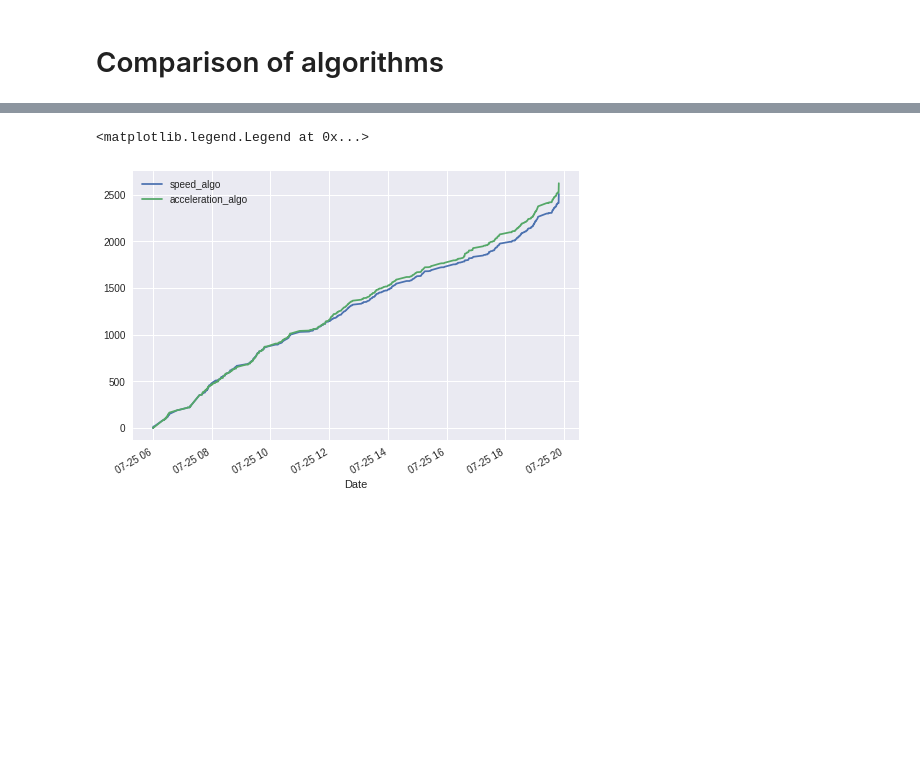
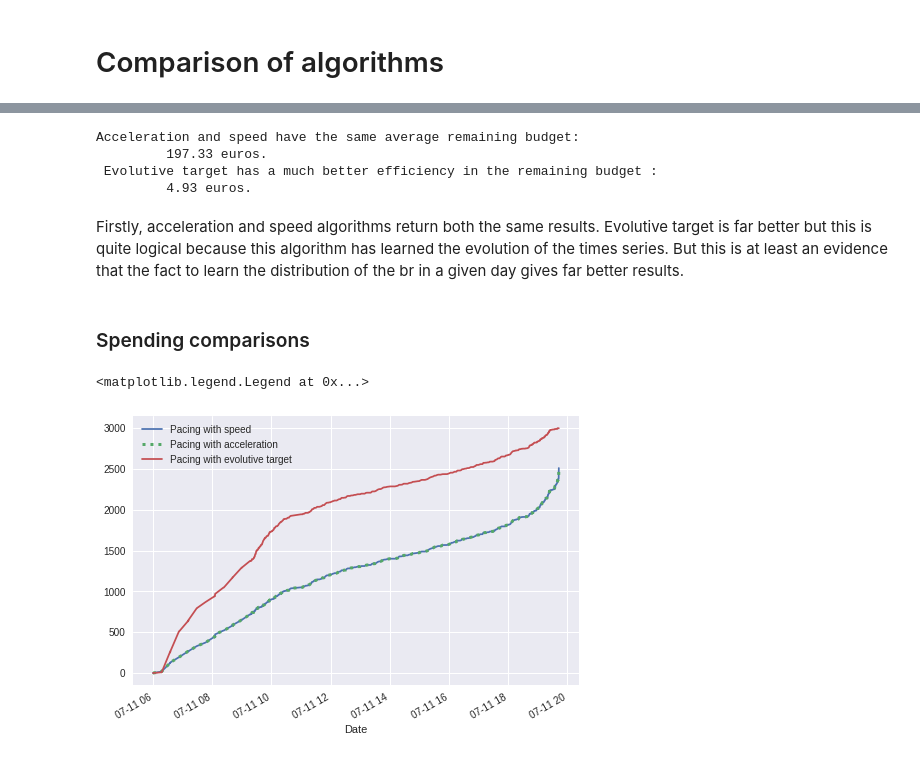
Before and after one commit to ThomasM-mecen/Displayce_internship, a Jupyter notebook: Pacing/comparison.ipynb, the cells around one changed output, grey strips where cells are left out. Drawn from its saved outputs; the diff is of its cells as text; code cells hidden in the pictures; blank space fills up the shorter version.

Commit message:
Add some comparison elements

```diff
--- a/Pacing/comparison.ipynb
+++ b/Pacing/comparison.ipynb
@@ -32,0 +11,4 @@ df_at.head()
+# %%
+df_vt = pd.read_csv('pacing(vt)_10-07-2020_08-08-2020.csv', index_col="Date", parse_dates=True)
+df_at = pd.read_csv('pacing(at)_10-07-2020_08-08-2020.csv', index_col="Date", parse_dates=True)
+df_ev = pd.read_csv('pacing(at_and_evolutive)_10-07-2020_08-08-2020.csv', index_col="Date", parse_dates=True)
@@ -39,10 +45,24 @@ The remaining budget with speed is 3546 euros and is 3254 euros for acceleration
+# %%
+print(f"Acceleration and speed have the same average remaining budget: \n \t {round(result.rb_vt.mean(),2)} euros. \n Evolutive target has a much better efficiency in the remaining budget :\n \t {round(result.rb_ev.mean(),2)} euros.")
+# %% [output]
+Acceleration and speed have the same average remaining budget:
+         197.33 euros.
+ Evolutive target has a much better efficiency in the remaining budget :
+         4.93 euros.
+# %% [markdown]
+Firstly, acceleration and speed algorithms return both the same results.
+Evolutive target is far better but this is quite logical because this algorithm has learned the evolution of the times series. But this is at least an evidence that the fact to learn the distribution of the br in a given day gives far better results.
+# %% [markdown]
+### Spending comparisons
 # %%
-day_vt = df_vt['2020-07-25 06:00:00':'2020-07-25 20:00:00']
-day_at = df_at['2020-07-25 06:00:00':'2020-07-25 20:00:00']
+day_vt = df_vt['2020-07-11 06:00:00':'2020-07-11 20:00:00']
+day_at = df_at['2020-07-11 06:00:00':'2020-07-11 20:00:00']
+day_ev = df_ev['2020-07-11 06:00:00':'2020-07-11 20:00:00']
 # %%
-day_vt.spent_budget.plot(label = 'speed_algo')
-day_at.spent_budget.plot(label = 'acceleration_algo')
+day_vt.spent_budget.plot(label = 'Pacing with speed')
+day_at.spent_budget.plot(label = 'Pacing with acceleration', ls='dotted', lw = 3)
+day_ev.spent_budget.plot(label = 'Pacing with evolutive target')
 plt.legend()
 # %% [output]
 <matplotlib.legend.Legend at 0x...>
-[figure, old version]
+[figure, new version]
```
Also changed, not shown: parts of 9 cells of this notebook.
